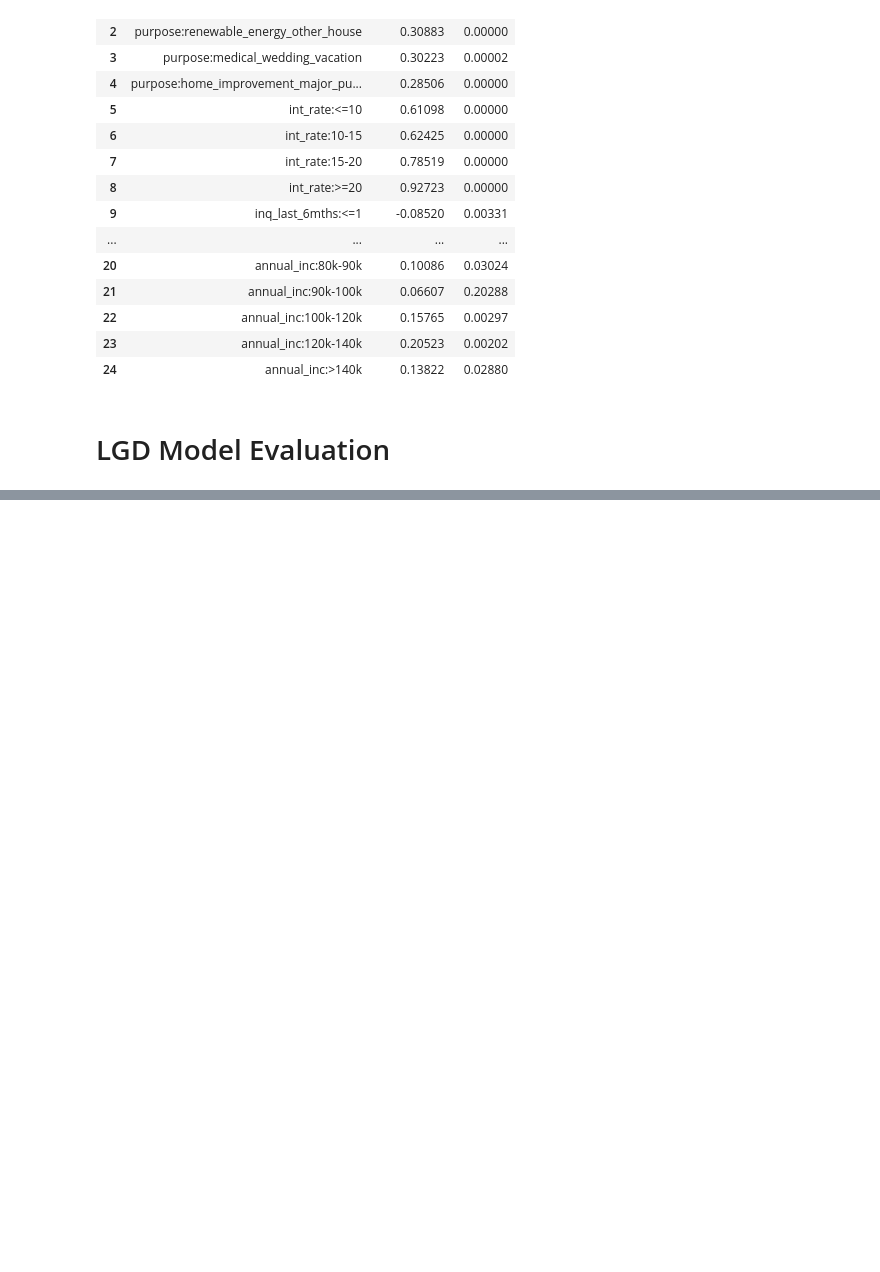
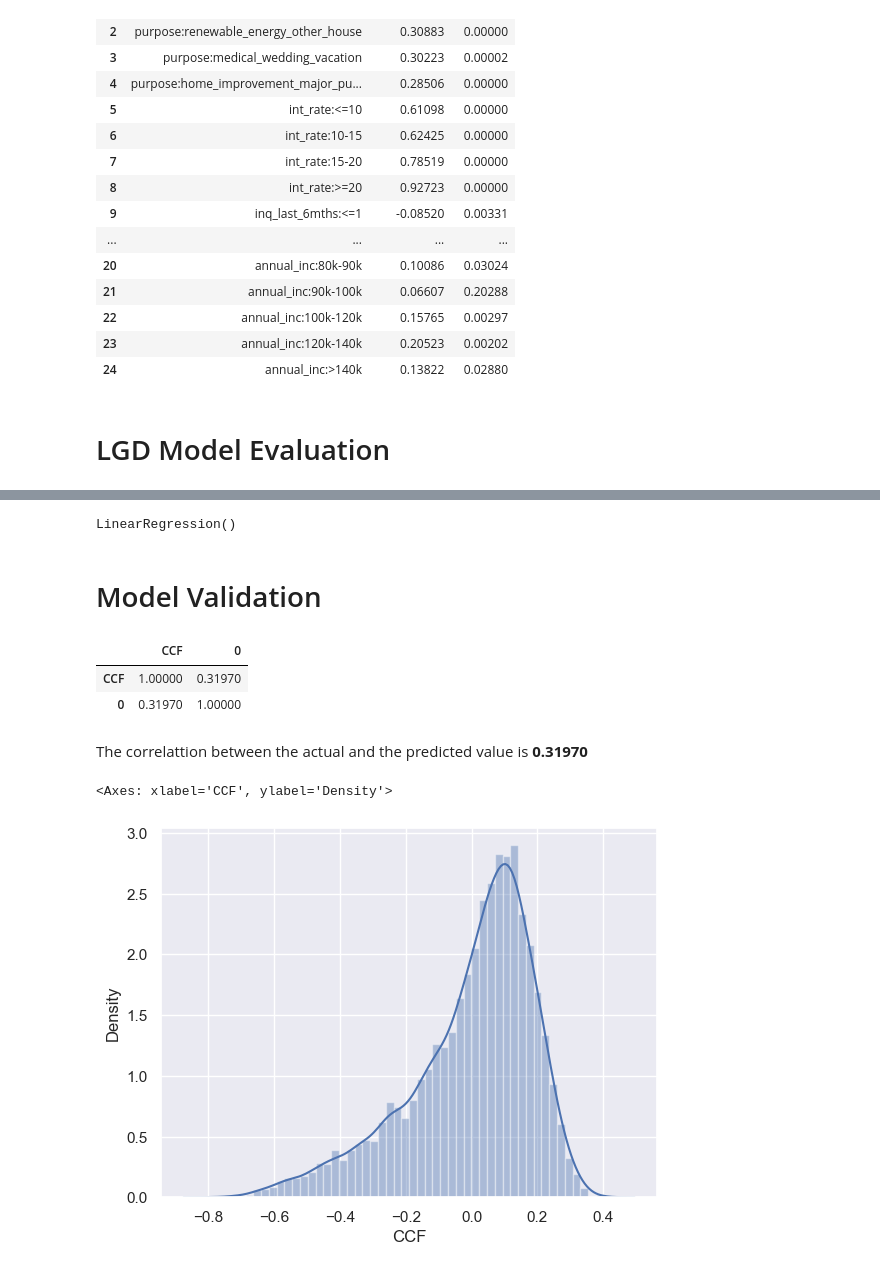
Before and after one commit to FluffyArc/CreditRisk, a Jupyter notebook: new_credit_risk.ipynb, the cells around one changed output, grey strips where cells are left out. Saved outputs shown, nothing was run; the diff lists cells and outputs as text; code cells hidden in the pictures; blank space fills up the shorter version.

```diff
--- a/new_credit_risk.ipynb
+++ b/new_credit_risk.ipynb
@@ -1962,0 +2052,20 @@ X_test_lgd_1
+# %%
+X_test_ead['purpose:small_business_educational_moving'] = sum([
+    X_test_ead['purpose:small_business'], X_test_ead['purpose:educational'], X_test_ead['purpose:moving']
+])
+
+X_test_ead['purpose:renewable_energy_other_house'] = sum([
+    X_test_ead['purpose:renewable_energy'], X_test_ead['purpose:other'], X_test_ead['purpose:house']
+])
+
+X_test_ead['purpose:medical_wedding_vacation'] = sum([
+    X_test_ead['purpose:medical'], X_test_ead['purpose:wedding'], X_test_ead['purpose:vacation']
+])
+
+X_test_ead['purpose:debt_consolidation'] = X_test_ead['purpose:debt_consolidation']
+
+X_test_ead['purpose:home_improvement_major_purchase_car'] = sum([
+    X_test_ead['purpose:home_improvement'], X_test_ead['purpose:major_purchase'], X_test_ead['purpose:car']
+])
+
+X_test_ead['purpose:credit_card'] = X_test_ead['purpose:credit_card']
@@ -1962,0 +2196,14 @@ X_test_lgd_1
+# %%
+X_train_ead = X_train_ead[selected_features]
+X_test_ead = X_test_ead[selected_features]
+# %%
+from sklearn.linear_model import LinearRegression
+
+reg_ead = LinearRegression()
+reg_ead.fit(X_train_ead, y_train_ead)
+# %% [output]
+LinearRegression()
+# %% [markdown]
+# Model Validation
+# %%
+y_hat_test_ead = reg_ead.predict(X_test_ead)
@@ -1962,0 +2213,14 @@ X_test_lgd_1
+# %%
+frame = [ead_temp, pd.DataFrame(y_hat_test_ead)]
+pd.concat(frame, axis=1).corr()
+# %% [output]
+|  | CCF | 0 |
+| CCF | 1.00000 | 0.31970 |
+| 0 | 0.31970 | 1.00000 |
+# %% [markdown]
+The correlattion between the actual and the predicted value is **0.31970**
+# %%
+sns.distplot(y_test_ead - y_hat_test_ead)
+# %% [output]
+<Axes: xlabel='CCF', ylabel='Density'>
+[figure, added]
```
Also changed, not shown: parts of 42 cells of this notebook.
